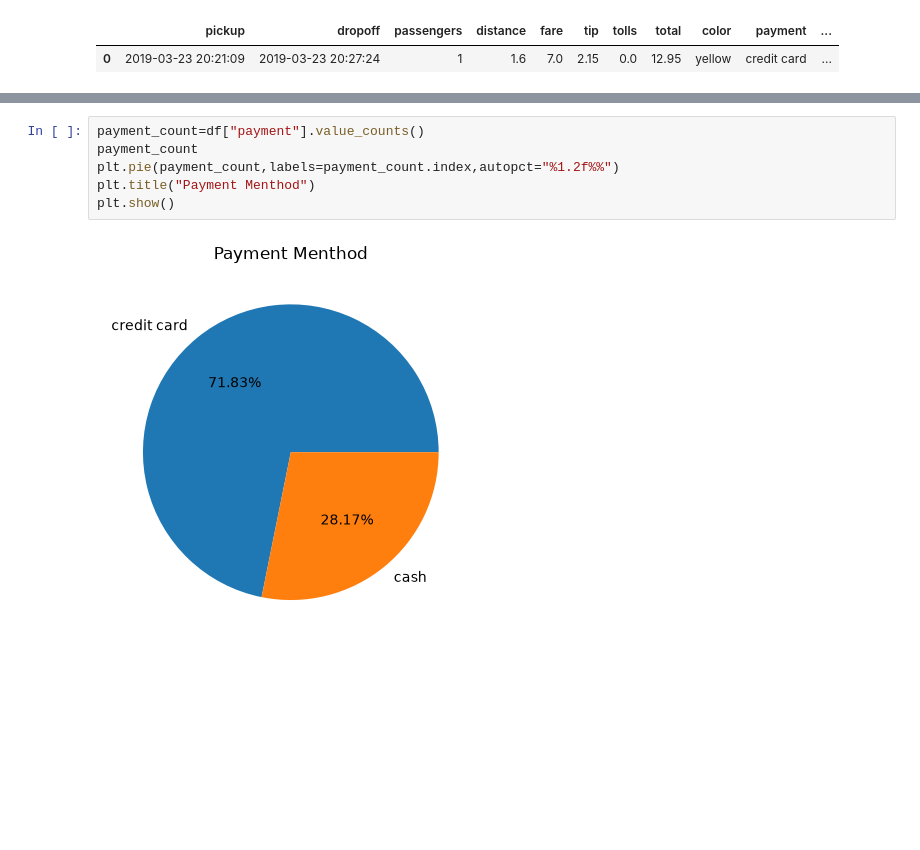
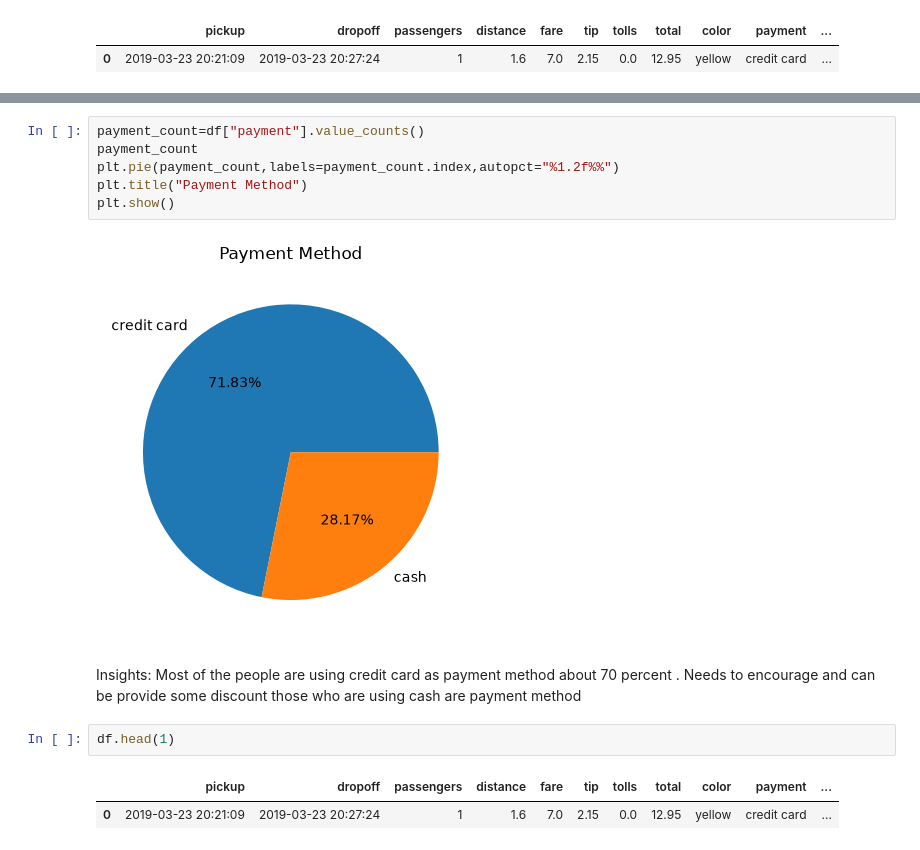
Before and after one commit to mincysuhail-star/Python_, a Jupyter notebook: pandasassgmnt11.ipynb, the cells around one changed output, grey strips where cells are left out. Drawn from its saved outputs; the diff is of its cells as text; blank space fills up the shorter version.

```diff
--- a/pandasassgmnt11.ipynb
+++ b/pandasassgmnt11.ipynb
@@ -142,8 +212,17 @@ plt.show()
 # %%
 payment_count=df["payment"].value_counts()
 payment_count
 plt.pie(payment_count,labels=payment_count.index,autopct="%1.2f%%")
-plt.title("Payment Menthod")
+plt.title("Payment Method")
 plt.show()
 # %% [output]
-[figure, old version]
+[figure, new version]
+# %% [markdown]
+Insights:
+Most of the people are using credit card as payment method about 70 percent .
+Needs to encourage and can be provide some discount those who are using cash are payment method
+# %%
+df.head(1)
+# %% [output]
+|  | pickup | dropoff | passengers | distance | fare | tip | tolls | total | color | payment | ... |
+| 0 | 2019-03-23 20:21:09 | 2019-03-23 20:27:24 | 1 | 1.6 | 7.0 | 2.15 | 0.0 | 12.95 | yellow | credit card | ... |
```
Also changed, not shown: parts of 31 cells of this notebook.
